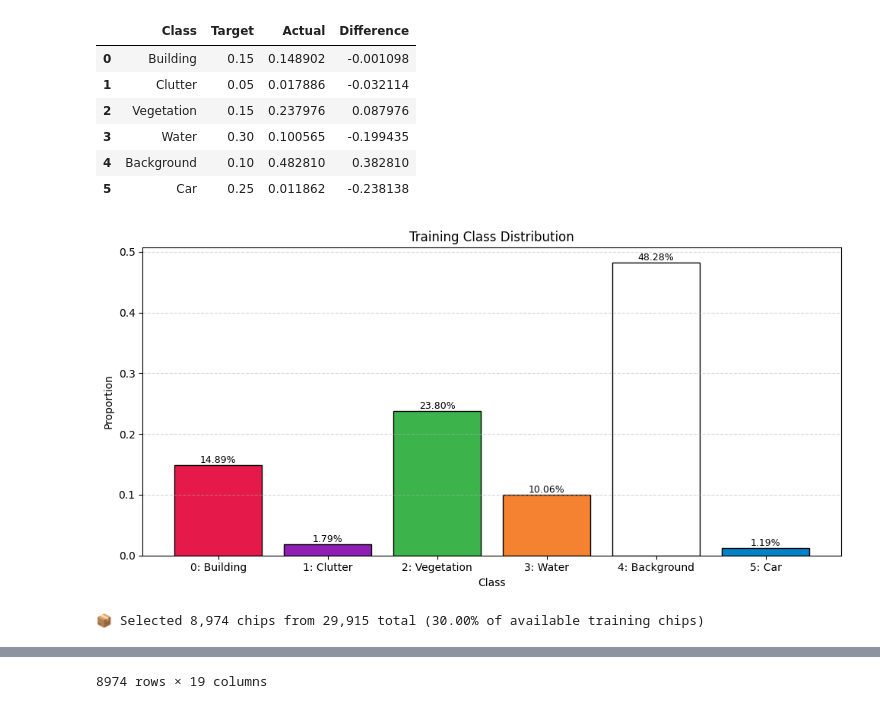
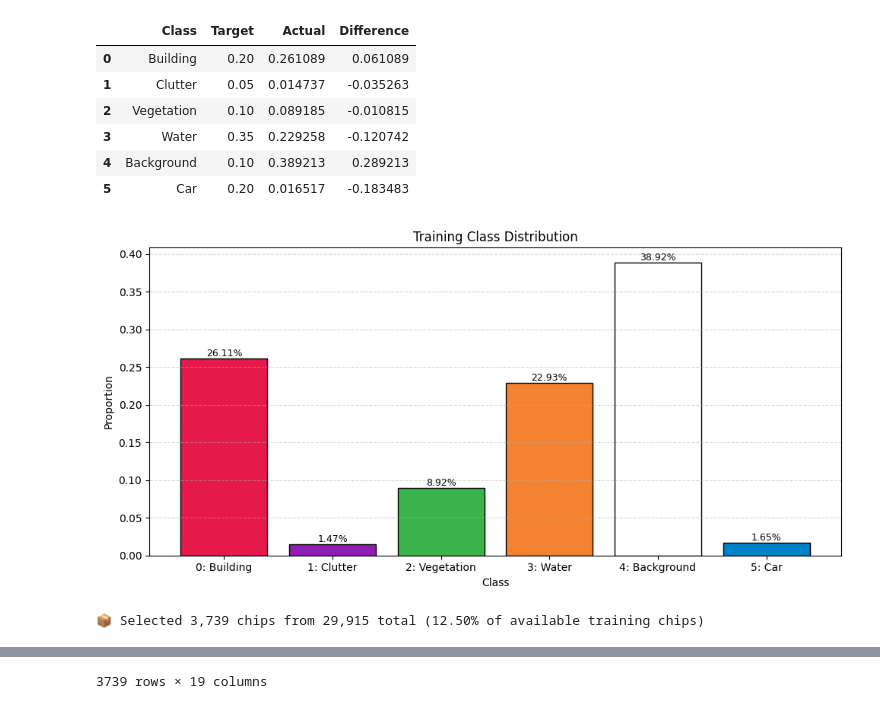
Before and after one commit to AronBakes/Semantic-Segmentation-of-Aerial-Imagery, a Jupyter notebook: distribute.ipynb, the cells around one changed output, grey strips where cells are left out. Saved outputs shown, nothing was run; the diff lists cells and outputs as text; code cells hidden in the pictures.

```diff
--- a/distribute.ipynb
+++ b/distribute.ipynb
@@ -115,12 +115,12 @@ def csv_to_df(split, ignore_threshold=0.95):
 
         # Updated targets
         targets = {
-            '0: Building': 0.15,
+            '0: Building': 0.2,
             '1: Clutter': 0.05,
-            '2: Vegetation': 0.15,
-            '3: Water': 0.3,
+            '2: Vegetation': 0.1,
+            '3: Water': 0.35,
             '4: Background': None,
-            '5: Car': 0.25
+            '5: Car': 0.2
         }
         targets['4: Background'] = 1 - sum(v for v in targets.values() if v is not None)
 
@@ -140,7 +140,7 @@ def csv_to_df(split, ignore_threshold=0.95):
         train_df['score'] = train_df.apply(compute_score, axis=1)
 
         # Select subset
-        target_fraction = 0.25
+        target_fraction = 0.075
         tolerance = 0.05
         min_chips = int(len(train_df) * (target_fraction - tolerance))
         max_chips = int(len(train_df) * (target_fraction + tolerance))
@@ -190,40 +190,40 @@ def csv_to_df(split, ignore_threshold=0.95):
         raise ValueError(f"Invalid split: {split}. Choose from 'train', 'val', 'test'.")
 
 
 
 
 # --- Function ---
 def plot_class_distribution_from_df(dataframe, title="Training Class Distribution"):
     pixel_sums = dataframe[class_cols].sum()
     pixel_props = pixel_sums / pixel_sums.sum()
 
     class_labels = [f"{i}: {CLASS_NAMES[i]}" for i in range(NUM_CLASSES)]
     colours = [np.array(CLASS_TO_COLOR[i]) / 255.0 for i in range(NUM_CLASSES)]
 
     plt.figure(figsize=(10, 5))
     bars = plt.bar(class_labels, pixel_props, color=colours, edgecolor='black')
     plt.title(title)
     plt.xlabel("Class")
     plt.ylabel("Proportion")
     plt.grid(True, axis='y', linestyle='--', alpha=0.5)
 
     for bar, prop in zip(bars, pixel_props):
         plt.text(bar.get_x() + bar.get_width() / 2, bar.get_height(), f"{prop:.2%}",
                  ha='center', va='bottom', fontsize=9)
 
     plt.tight_layout()
     plt.show()
 
 
-csv_to_df('train', ignore_threshold=0.95)
+#csv_to_df('train', ignore_threshold=0.95)
 # %% [output]
 |  | Class | Target | Actual | Difference |
-| 0 | Building | 0.15 | 0.148902 | -0.001098 |
-| 1 | Clutter | 0.05 | 0.017886 | -0.032114 |
-| 2 | Vegetation | 0.15 | 0.237976 | 0.087976 |
-| 3 | Water | 0.30 | 0.100565 | -0.199435 |
-| 4 | Background | 0.10 | 0.482810 | 0.382810 |
-| 5 | Car | 0.25 | 0.011862 | -0.238138 |
+| 0 | Building | 0.20 | 0.261089 | 0.061089 |
+| 1 | Clutter | 0.05 | 0.014737 | -0.035263 |
+| 2 | Vegetation | 0.10 | 0.089185 | -0.010815 |
+| 3 | Water | 0.35 | 0.229258 | -0.120742 |
+| 4 | Background | 0.10 | 0.389213 | 0.289213 |
+| 5 | Car | 0.20 | 0.016517 | -0.183483 |
-[figure, old version]
+[figure, new version]
-📦 Selected 8,974 chips from 29,915 total (30.00% of available training chips)
+📦 Selected 3,739 chips from 29,915 total (12.50% of available training chips)
 |  | tile_id | source_file | x | y | 0: Building | 1: Clutter | 2: Vegetation | 3: Water | ... |
@@ -241 +241 @@ csv_to_df('train', ignore_threshold=0.95)
-8974 rows × 19 columns
+3739 rows × 19 columns
```
Also changed, not shown: parts of 2 cells of this notebook, 2 other files.
